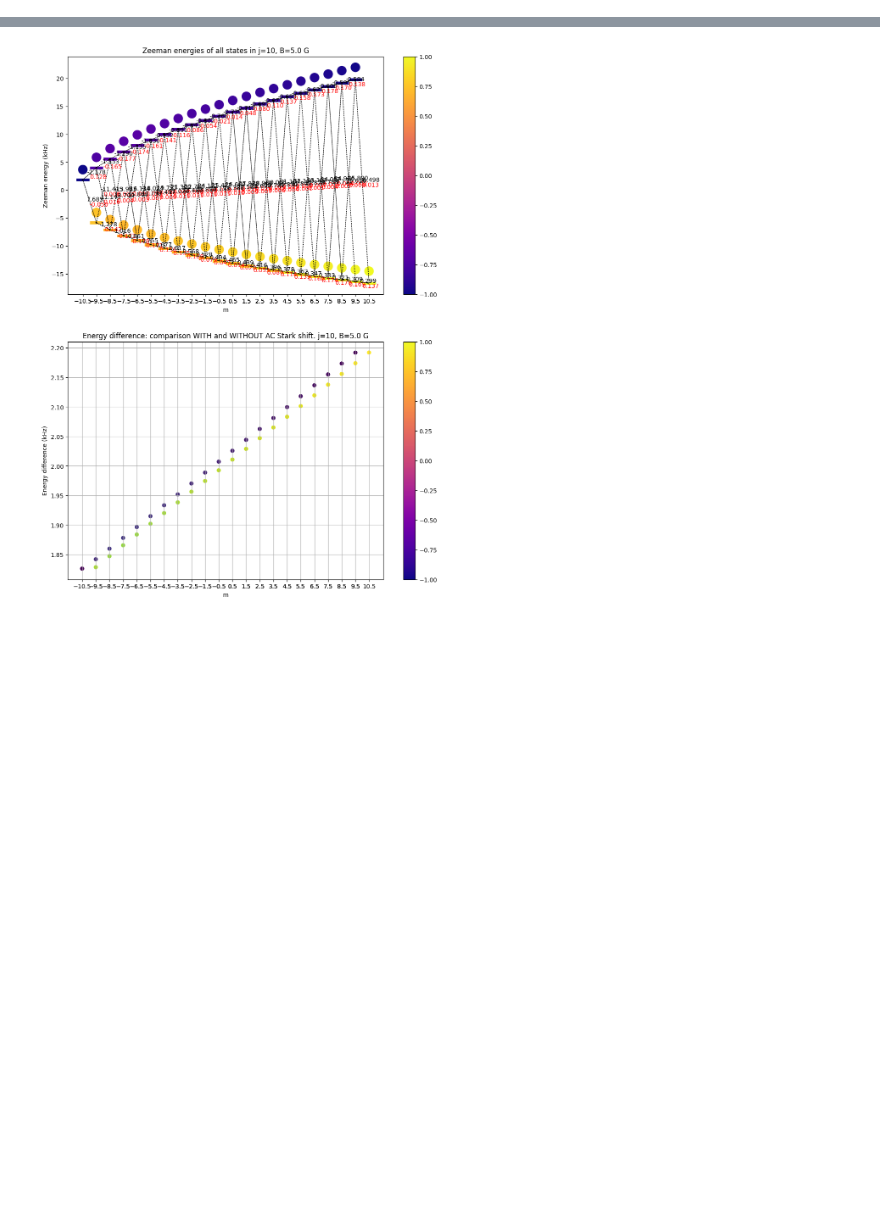
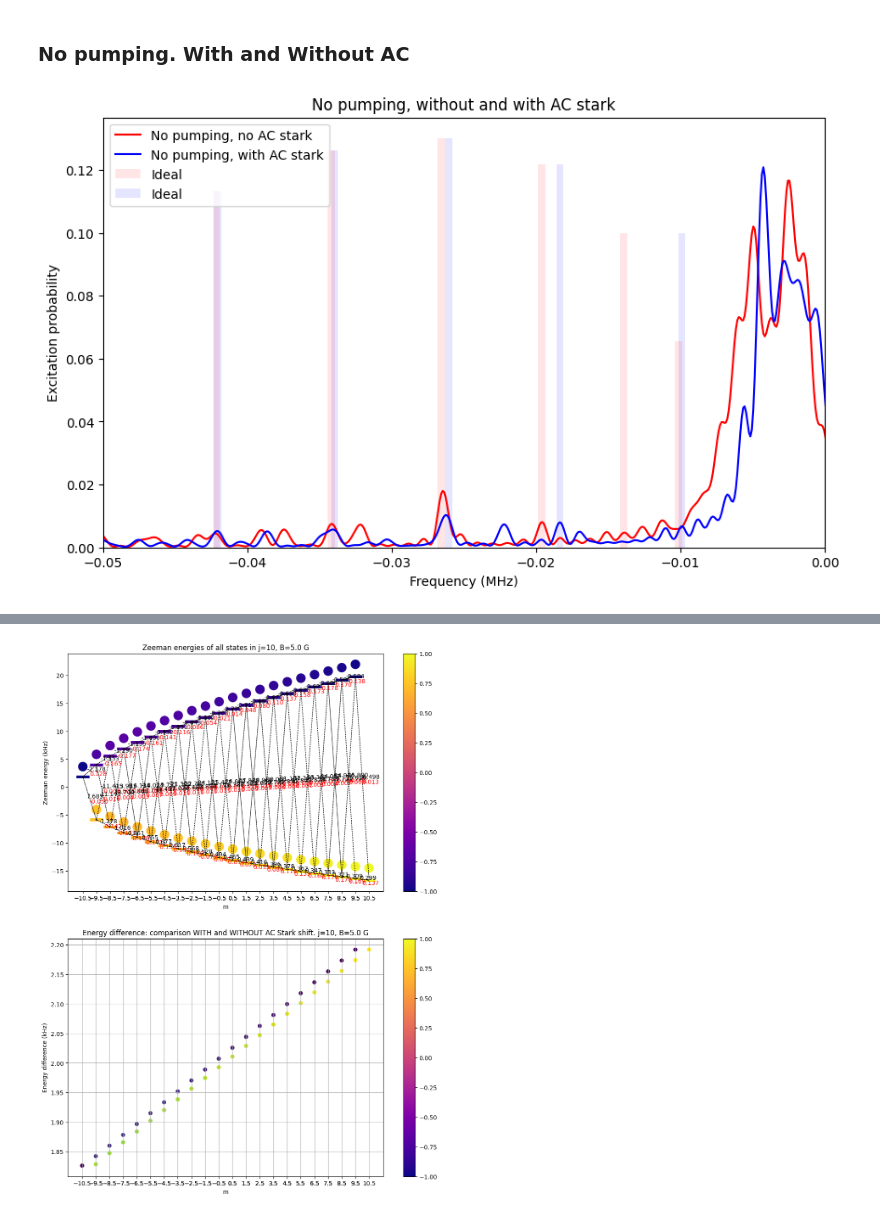
Before and after one commit to sdracia/master-thesis, a Jupyter notebook: molecules-calculation/spectrum_ACstark.ipynb, the cells around one changed output, grey strips where cells are left out. Cells and saved outputs as stored; diff of their text form; code cells hidden in the pictures; blank space fills up the shorter version.

Commit message:
more on ac stark

```diff
--- a/molecules-calculation/spectrum_ACstark.ipynb
+++ b/molecules-calculation/spectrum_ACstark.ipynb
@@ -8,0 +24,59 @@ from scipy.constants import h, k
+# %% [markdown]
+### No pumping. With and Without AC
+# %%
+b_field_gauss = 3.6
+j_max = 15
+
+cah1 = CaH.from_file(b_field_gauss=b_field_gauss, j_max=j_max)
+temperature = 300
+states1 = qls.States(cah1, temperature)
+
+signature_transitions = np.array([cah1.transition_df.loc[cah1.transition_df["j"]==j].iloc[0]["energy_diff"] * 1e-3 for j in range(cah1.j_max+1)])
+
+
+duration_us = 1000.0
+rabi_rate_mhz = 2*np.pi*0.005
+max_frequency_mhz = 0.05
+scan_points = 1000
+dephased = False
+is_minus = True
+
+
+frequencies, exc_probs1_before = qls.get_spectrum(cah1, states1.dist, duration_us, rabi_rate_mhz, max_frequency_mhz, scan_points, dephased, is_minus)
+
+fig, ax = plt.subplots(figsize=(10, 6))
+ax.plot(frequencies, exc_probs1_before, color = "red", label = "No pumping, no AC stark")     # Plot before
+
+
+# AC data
+cah2 = CaH.from_file(b_field_gauss=b_field_gauss, j_max=j_max)
+temperature = 300
+states2 = qls.States(cah2, temperature)
+
+rabi_rate_mhz_2 = 2 * rabi_rate_mhz
+q1 = qls.Polarization(1, 0, 0)
+q2 = qls.Polarization(0, 1, 0)
+
+ac_stark_shifts = qls.get_ac_stark_shifts(cah2, rabi_rate_mhz, rabi_rate_mhz_2, q1, q2)
+cah2.state_df["zeeman_energy_khz"] += ac_stark_shifts * 1e3     # Update state_df zeeman energy
+
+    # Reset the transitions and create the new transitions with these new energy levels
+cah2.transition_df = pd.DataFrame()
+cah2.init_transition_dataframe()
+
+signature_transitions_ac = np.array([cah2.transition_df.loc[cah2.transition_df["j"]==j].iloc[0]["energy_diff"] * 1e-3 for j in range(cah2.j_max+1)])
+
+
+frequencies, exc_probs_after = qls.get_spectrum(cah2, states2.dist, duration_us, rabi_rate_mhz, max_frequency_mhz, scan_points, dephased, is_minus)
+plt.plot(frequencies, exc_probs_after, color="blue", label=f"No pumping, with AC stark")
+ax.bar(signature_transitions, states1.j_distribution(), color="red", width=0.0005, alpha=0.1, label = "Ideal")
+ax.bar(signature_transitions_ac, states2.j_distribution(), color="blue", width=0.0005, alpha=0.1, label = "Ideal")
+plt.legend()
+plt.xlabel("Frequency (MHz)")
+plt.ylabel("Excitation probability")
+# plt.yscale("log")
+plt.xlim([-max_frequency_mhz, 0])
+plt.title(f"No pumping, without and with AC stark")
+plt.show()
+# %% [output]
+[figure, added]
```
Also changed, not shown: parts of 11 cells of this notebook, 4 other files.
